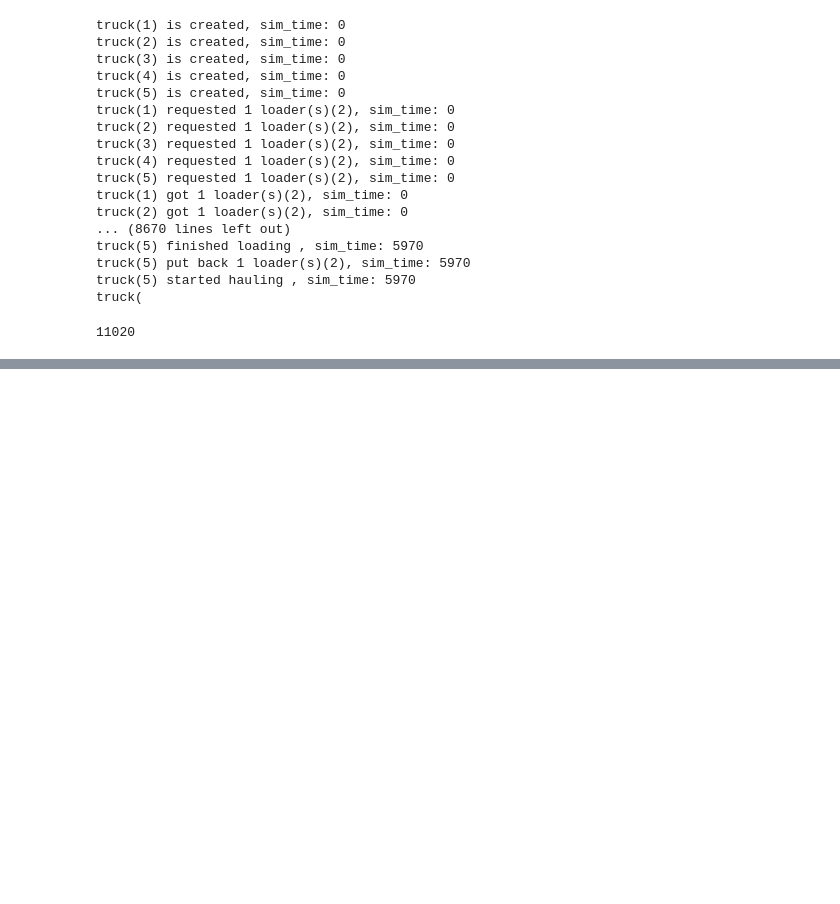
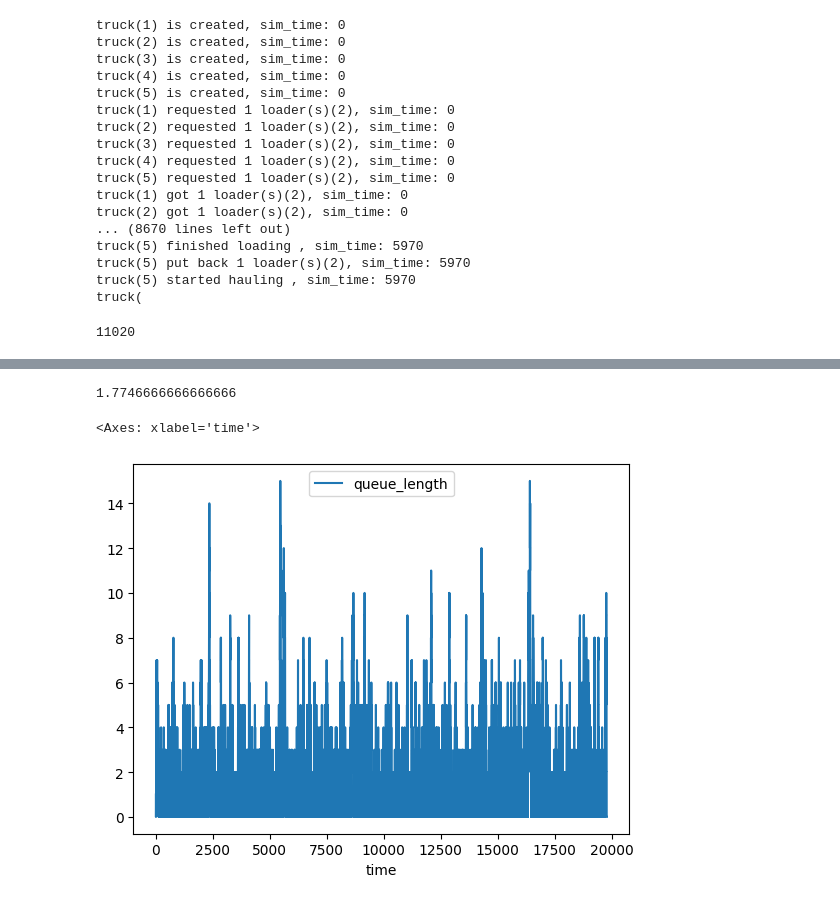
Before and after one commit to NaimaSadeghi/SysAnalysis1402_3, a Jupyter notebook: 3. DESimulation/DES1.ipynb, the cells around one changed output, grey strips where cells are left out. Saved outputs shown, nothing was run; the diff lists cells and outputs as text; code cells hidden in the pictures; blank space fills up the shorter version.

```diff
--- a/3. DESimulation/DES1.ipynb
+++ b/3. DESimulation/DES1.ipynb
@@ -117,0 +157,21 @@ env.now
+# %%
+import simpm.des as des
+import simpm.dist as dist
+env=des.Environment()
+myCustomers=[]
+s=des.Resource(env,"servant",1)
+
+
+def customer_process(c,arrival,servant):
+    yield c.do("arrive",arrival)
+    yield c.get(servant,1)
+    yield c.do("get_served",dist.norm(2,1))
+    yield c.put(servant,1)
+
+t=0
+for i in range(10000):
+    c=des.Entity(env,"customer")
+    env.process(customer_process(c,t,s))
+    t+=dist.expon(2).sample()
+
+env.run()
@@ -117,0 +198,10 @@ env.now
+# %%
+s.status_log()["queue_length"].mean()
+# %% [output]
+1.7746666666666666
+# %%
+import matplotlib.pyplot as plt
+s.status_log().plot("time","queue_length")
+# %% [output]
+<Axes: xlabel='time'>
+[figure, added]
```
Also changed, not shown: parts of 5 cells of this notebook.
